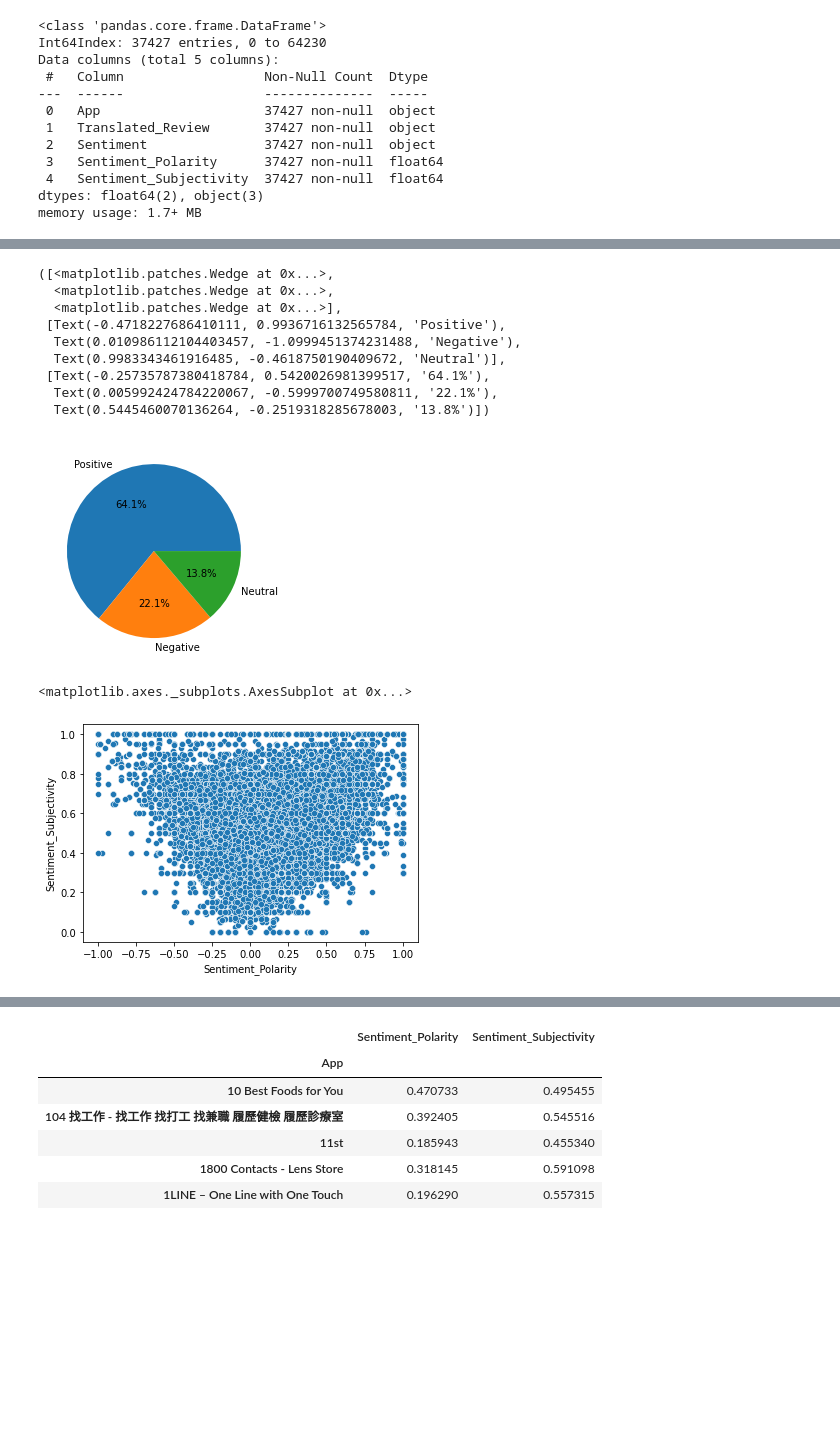
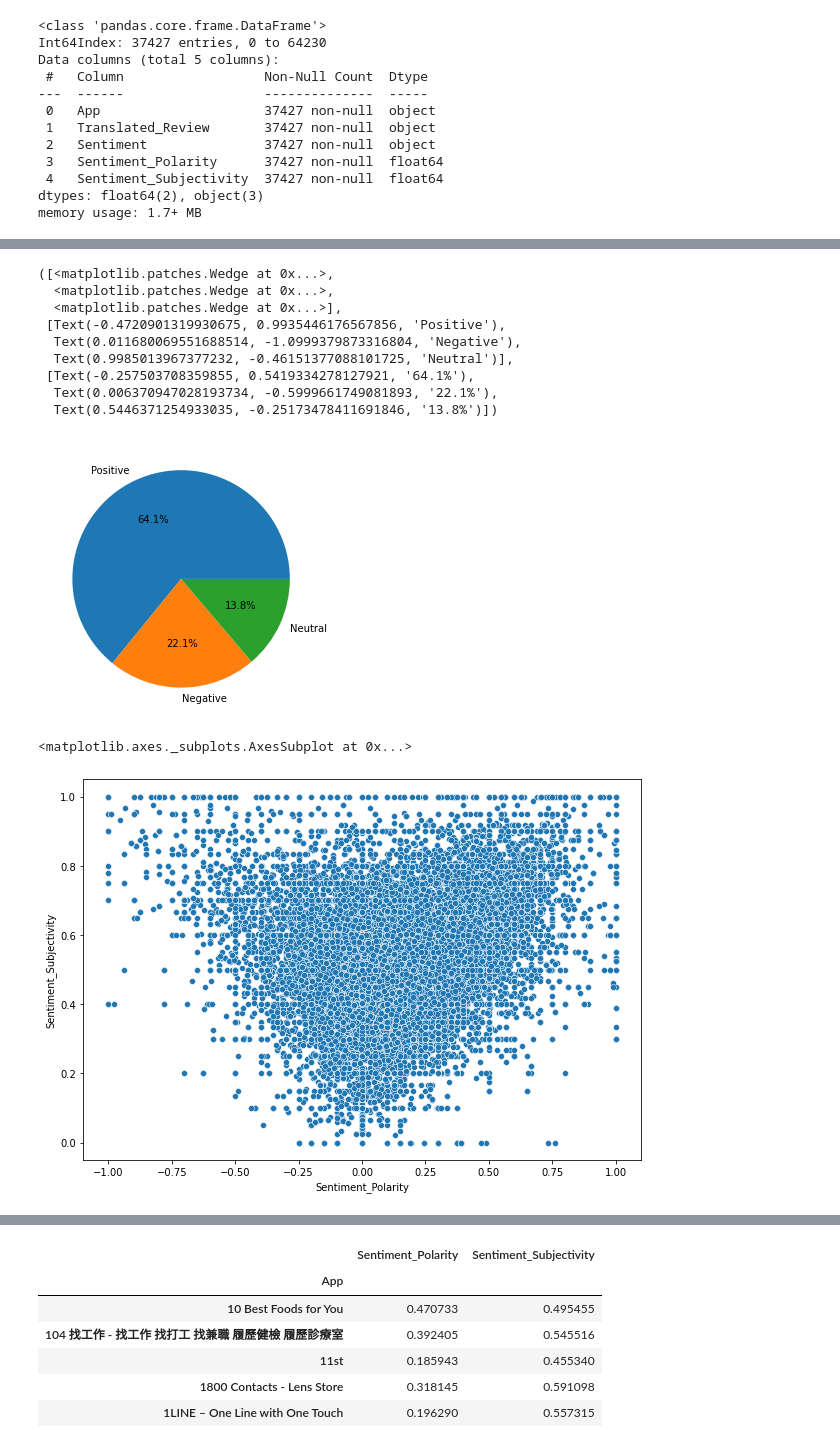
Before and after one commit to yagnik99/Play-Store-apps-data-analysis, a Jupyter notebook: Yagnik_Pandya_Team_2_Capstone_Project_1.ipynb, the cells around one changed output, grey strips where cells are left out. Cells and saved outputs as stored; diff of their text form; code cells hidden in the pictures; blank space fills up the shorter version.

```diff
--- a/Yagnik_Pandya_Team_2_Capstone_Project_1.ipynb
+++ b/Yagnik_Pandya_Team_2_Capstone_Project_1.ipynb
@@ -496,20 +138,21 @@ x
 # %%
+plt.rcParams['figure.figsize'] = (8, 5)
 plt.pie(x['Sentiment'],labels=x.index,autopct='%1.1f%%')
 # %% [output]
 ([<matplotlib.patches.Wedge at 0x...>,
   <matplotlib.patches.Wedge at 0x...>,
   <matplotlib.patches.Wedge at 0x...>],
- [Text(-0.4718227686410111, 0.9936716132565784, 'Positive'),
-  Text(0.010986112104403457, -1.0999451374231488, 'Negative'),
-  Text(0.9983343461916485, -0.4618750190409672, 'Neutral')],
- [Text(-0.25735787380418784, 0.5420026981399517, '64.1%'),
-  Text(0.005992424784220067, -0.5999700749580811, '22.1%'),
-  Text(0.5445460070136264, -0.2519318285678003, '13.8%')])
+ [Text(-0.4720901319930675, 0.9935446176567856, 'Positive'),
+  Text(0.011680069551688514, -1.0999379873316804, 'Negative'),
+  Text(0.9985013967377232, -0.46151377088101725, 'Neutral')],
+ [Text(-0.257503708359855, 0.5419334278127921, '64.1%'),
+  Text(0.006370947028193734, -0.5999661749081893, '22.1%'),
+  Text(0.5446371254933035, -0.25173478411691846, '13.8%')])
-[figure, old version]
+[figure, new version]
 # %%
-
+plt.rcParams['figure.figsize'] = (10, 7)
 sns.scatterplot(x=user_df['Sentiment_Polarity'],y=user_df['Sentiment_Subjectivity'])
 # %% [output]
 <matplotlib.axes._subplots.AxesSubplot at 0x...>
-[figure, old version]
+[figure, new version]
 # %% [markdown]
```
Also changed, not shown: parts of 114 cells of this notebook.
